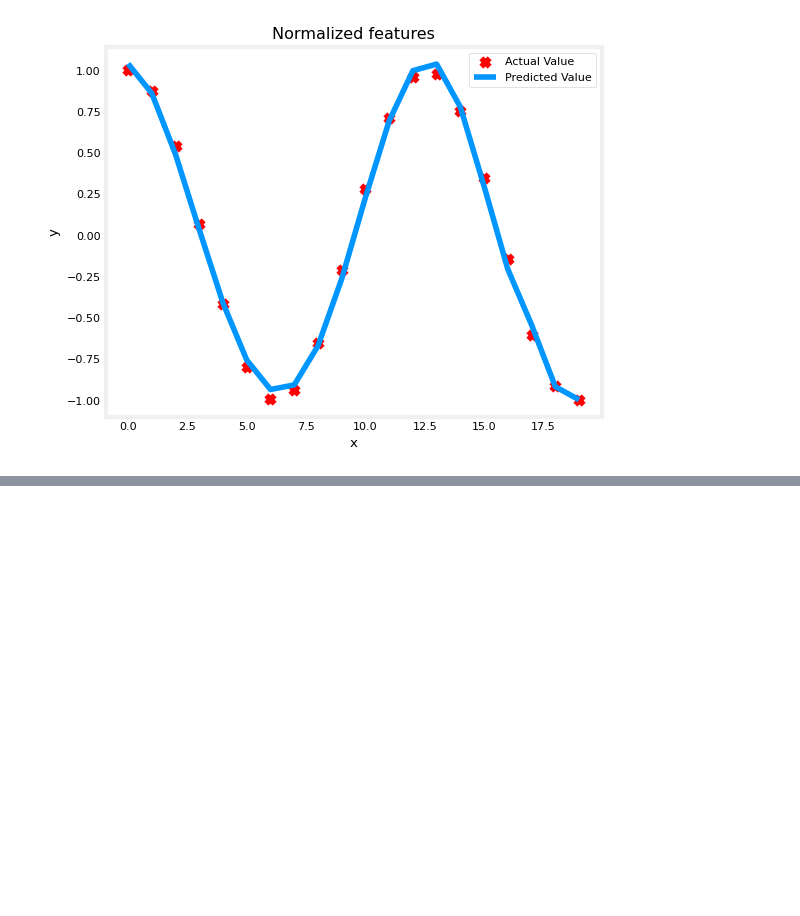
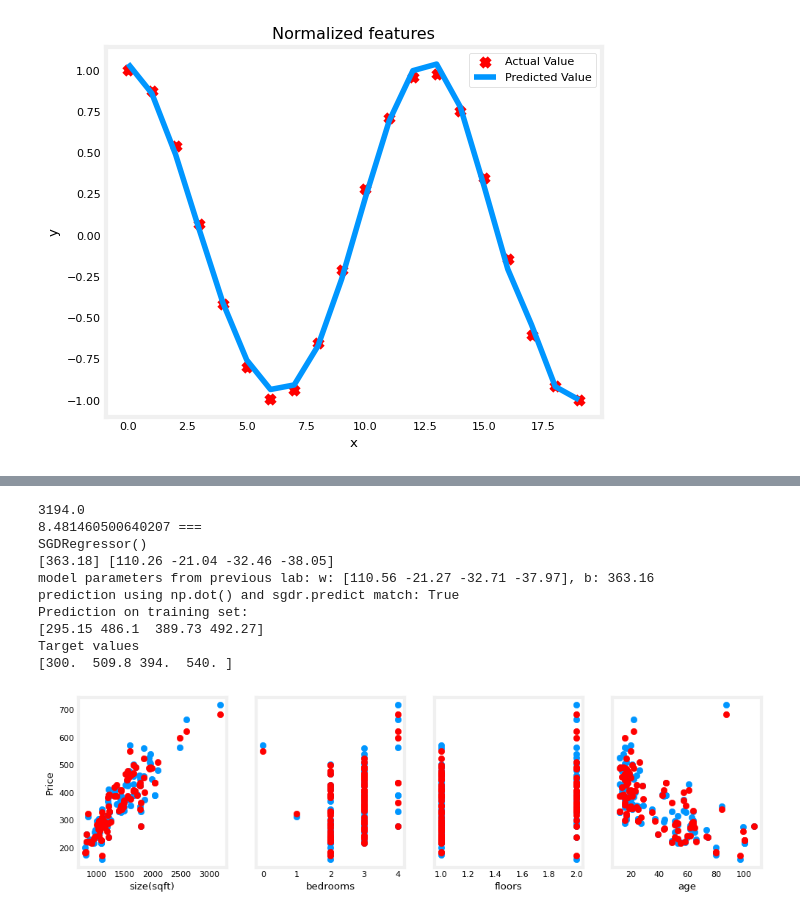
Before and after one commit to Hao-yiwen/2022-Machine-Learning-Specializatio, a Jupyter notebook: practise/supervised_learning/week2/summary.ipynb, the cells around one changed output, grey strips where cells are left out. Cells and saved outputs as stored; diff of their text form; code cells hidden in the pictures; blank space fills up the shorter version.

```diff
--- a/practise/supervised_learning/week2/summary.ipynb
+++ b/practise/supervised_learning/week2/summary.ipynb
@@ -601,0 +923,64 @@ if __name__ == '__main__':
+# %%
+import numpy as np
+from IPython.core.pylabtools import figsize
+
+np.set_printoptions(precision=2)
+from sklearn.linear_model import LinearRegression, SGDRegressor
+from sklearn.preprocessing import StandardScaler
+from lab_utils_multi import load_house_data
+import matplotlib.pyplot as plt
+
+dlblue = '#0096ff';
+dlorange = '#FF9300';
+dldarkred = '#C00000';
+dlmagenta = '#FF40FF';
+dlpurple = '#7030A0';
+plt.style.use('./deeplearning.mplstyle')
+
+X_train, y_train = load_house_data()
+X_features = ['size(sqft)', 'bedrooms', 'floors', 'age']
+
+scaler = StandardScaler()
+X_norm = scaler.fit_transform(X_train)
+print(np.ptp(X_train))
+print(np.ptp(X_norm), '===')
+
+sgdr = SGDRegressor(max_iter=1000)
+sgdr.fit(X_norm, y_train)
+print(sgdr)
+
+b_norm = sgdr.intercept_
+w_norm = sgdr.coef_
+print(b_norm, w_norm)
+print(f"model parameters from previous lab: w: [110.56 -21.27 -32.71 -37.97], b: 363.16")
+
+y_pred_sgd = sgdr.predict(X_norm)
+y_pred = np.dot(X_norm, w_norm) + b_norm
+
+print(f"prediction using np.dot() and sgdr.predict match: {(y_pred == y_pred_sgd).all()}")
+
+print(f"Prediction on training set:\n{y_pred[:4]}")
+print(f"Target values \n{y_train[:4]}")
+
+fig, ax = plt.subplots(1, 4, figsize=(12, 3), sharey=True)
+for i in range(len(ax)):
+    ax[i].scatter(X_train[:, i], y_train)
+    ax[i].set_xlabel(X_features[i])
+    ax[i].scatter(X_train[:, i], y_pred, c='r', label='Predicted')
+ax[0].set_ylabel('Price')
+plt.show()
+
+if __name__ == '__main__':
+    pass
+# %% [output]
+3194.0
+8.481460500640207 ===
+SGDRegressor()
+[363.18] [110.26 -21.04 -32.46 -38.05]
+model parameters from previous lab: w: [110.56 -21.27 -32.71 -37.97], b: 363.16
+prediction using np.dot() and sgdr.predict match: True
+Prediction on training set:
+[295.15 486.1  389.73 492.27]
+Target values
+[300.  509.8 394.  540. ]
+[figure, added]
```
Also changed, not shown: parts of 3 cells of this notebook, 2 other files.
